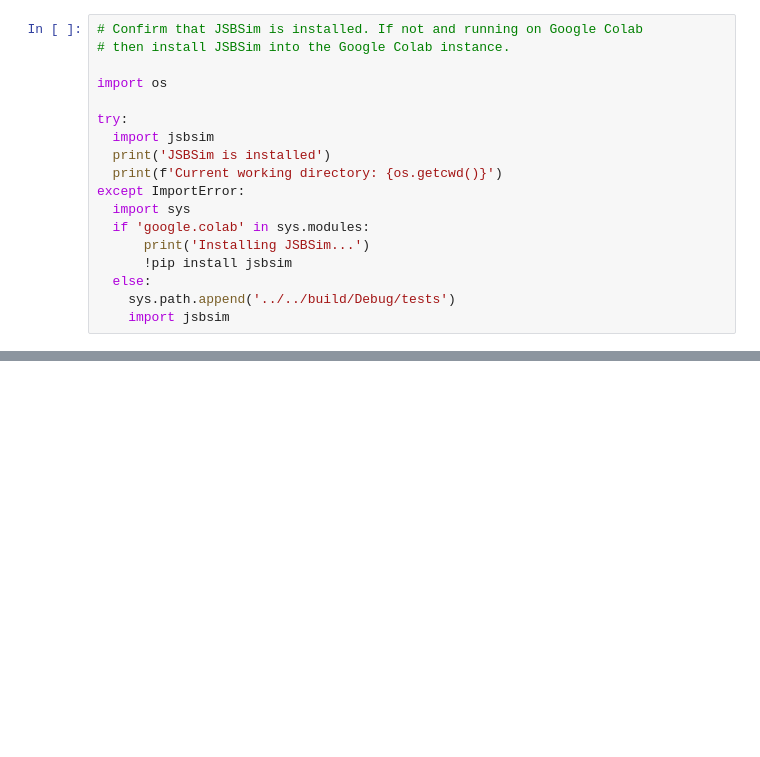
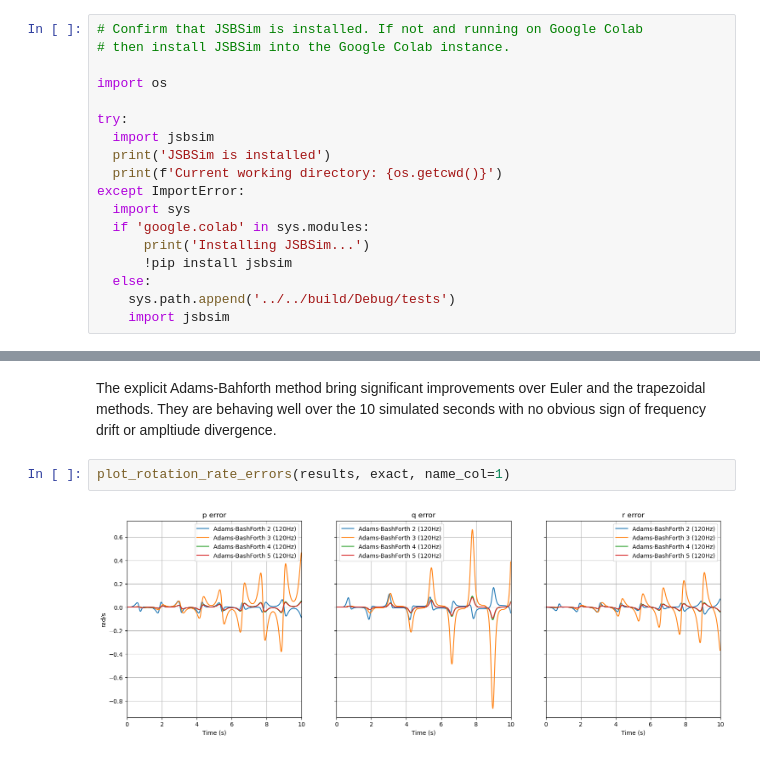
Before and after one commit to JSBSim-Team/jsbsim, a Jupyter notebook: examples/python/Rotations.ipynb, the cells around one changed output, grey strips where cells are left out. Saved outputs shown, nothing was run; the diff lists cells and outputs as text; blank space fills up the shorter version.

```diff
--- a/examples/python/Rotations.ipynb
+++ b/examples/python/Rotations.ipynb
@@ -252,0 +356,6 @@ ax3.grid()
+# %% [markdown]
+The explicit Adams-Bahforth method bring significant improvements over Euler and the trapezoidal methods. They are behaving well over the 10 simulated seconds with no obvious sign of frequency drift or ampltiude divergence.
+# %%
+plot_rotation_rate_errors(results, exact, name_col=1)
+# %% [output]
+[figure, added]
```
Also changed, not shown: parts of 27 cells of this notebook.
